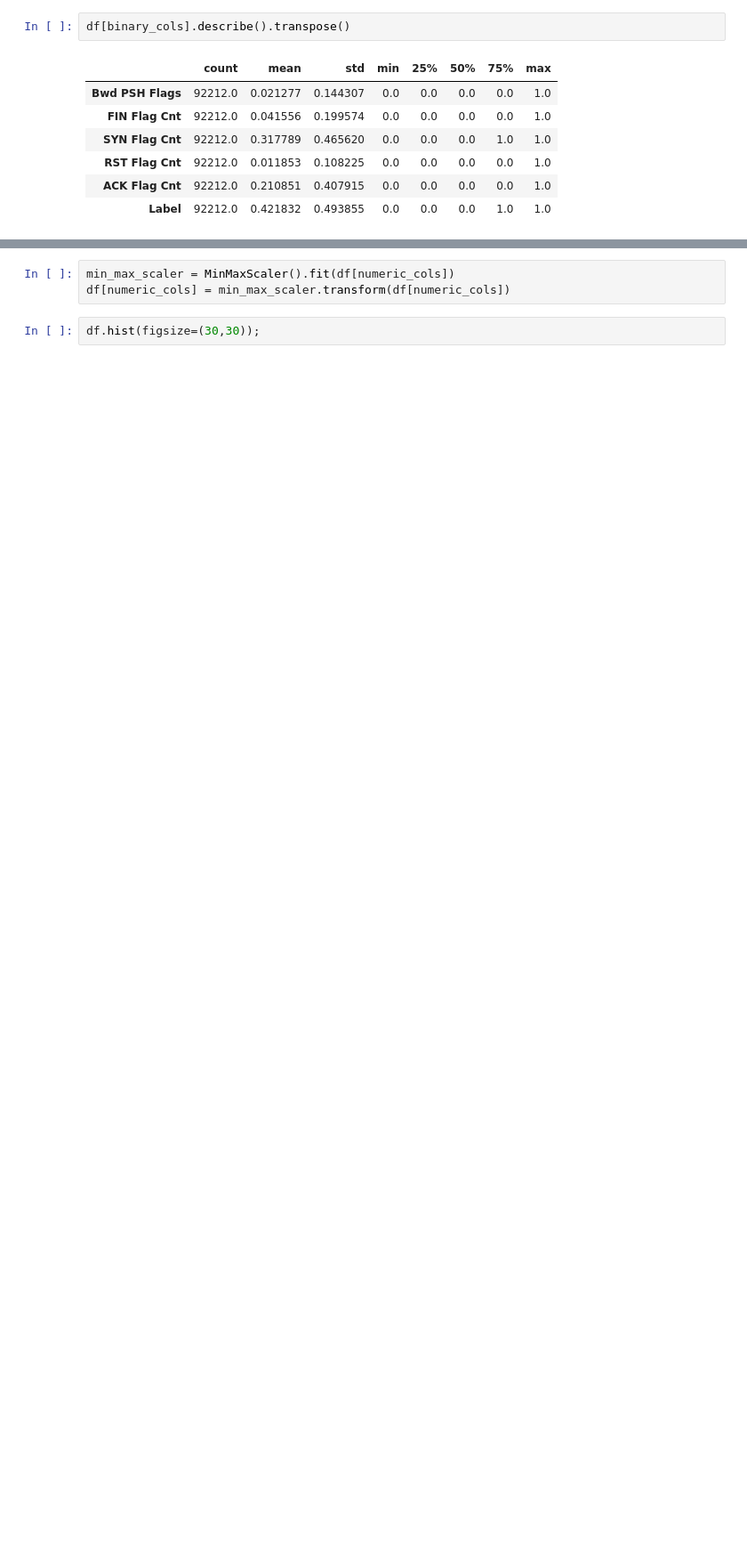
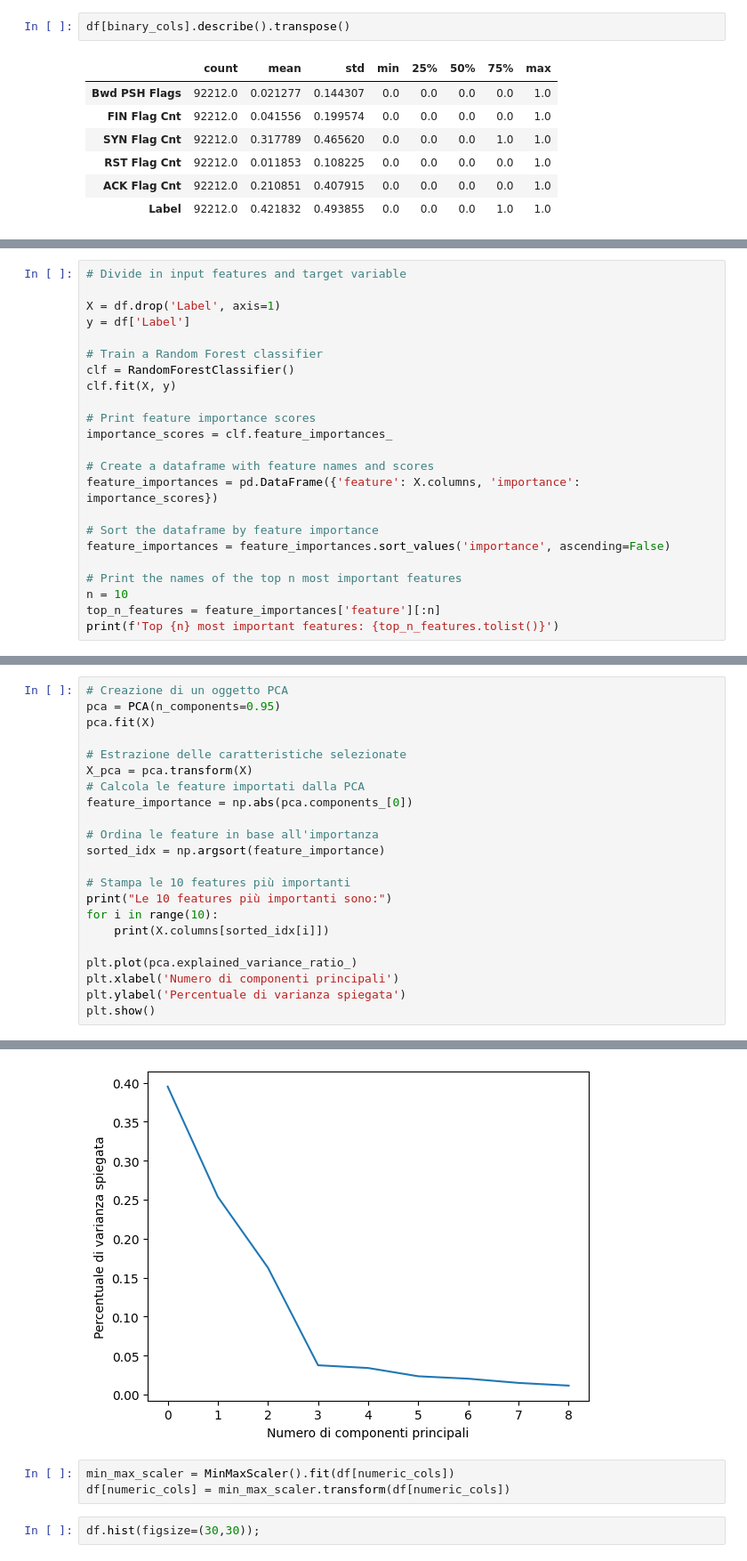
Before and after one commit to GPericone/Botnet-Detection-using-ML, a Jupyter notebook: project.ipynb, the cells around one changed output, grey strips where cells are left out. Shown at 89% size. Saved outputs shown, nothing was run; the diff lists cells and outputs as text; blank space fills up the shorter version.

Commit message:
Update project.ipynb
Added the plotting of the feature importance

```diff
--- a/project.ipynb
+++ b/project.ipynb
@@ -253,0 +218,23 @@ df[binary_cols].describe().transpose()
+# %%
+# Divide in input features and target variable
+
+X = df.drop('Label', axis=1)
+y = df['Label']
+
+# Train a Random Forest classifier
+clf = RandomForestClassifier()
+clf.fit(X, y)
+
+# Print feature importance scores
+importance_scores = clf.feature_importances_
+
+# Create a dataframe with feature names and scores
+feature_importances = pd.DataFrame({'feature': X.columns, 'importance': importance_scores})
+
+# Sort the dataframe by feature importance
+feature_importances = feature_importances.sort_values('importance', ascending=False)
+
+# Print the names of the top n most important features
+n = 10
+top_n_features = feature_importances['feature'][:n]
+print(f'Top {n} most important features: {top_n_features.tolist()}')
@@ -253,0 +243,23 @@ df[binary_cols].describe().transpose()
+# %%
+# Creazione di un oggetto PCA
+pca = PCA(n_components=0.95)
+pca.fit(X)
+
+# Estrazione delle caratteristiche selezionate
+X_pca = pca.transform(X)
+# Calcola le feature importati dalla PCA
+feature_importance = np.abs(pca.components_[0])
+
+# Ordina le feature in base all'importanza
+sorted_idx = np.argsort(feature_importance)
+
+# Stampa le 10 features più importanti
+print("Le 10 features più importanti sono:")
+for i in range(10):
+    print(X.columns[sorted_idx[i]])
+
+plt.plot(pca.explained_variance_ratio_)
+plt.xlabel('Numero di componenti principali')
+plt.ylabel('Percentuale di varianza spiegata')
+plt.show()
+# %% [output]
@@ -254,3 +277,4 @@ df[binary_cols].describe().transpose()
+[figure, added]
 # %%
 min_max_scaler = MinMaxScaler().fit(df[numeric_cols])
 df[numeric_cols] = min_max_scaler.transform(df[numeric_cols])
```
Also changed, not shown: parts of 7 cells of this notebook.
